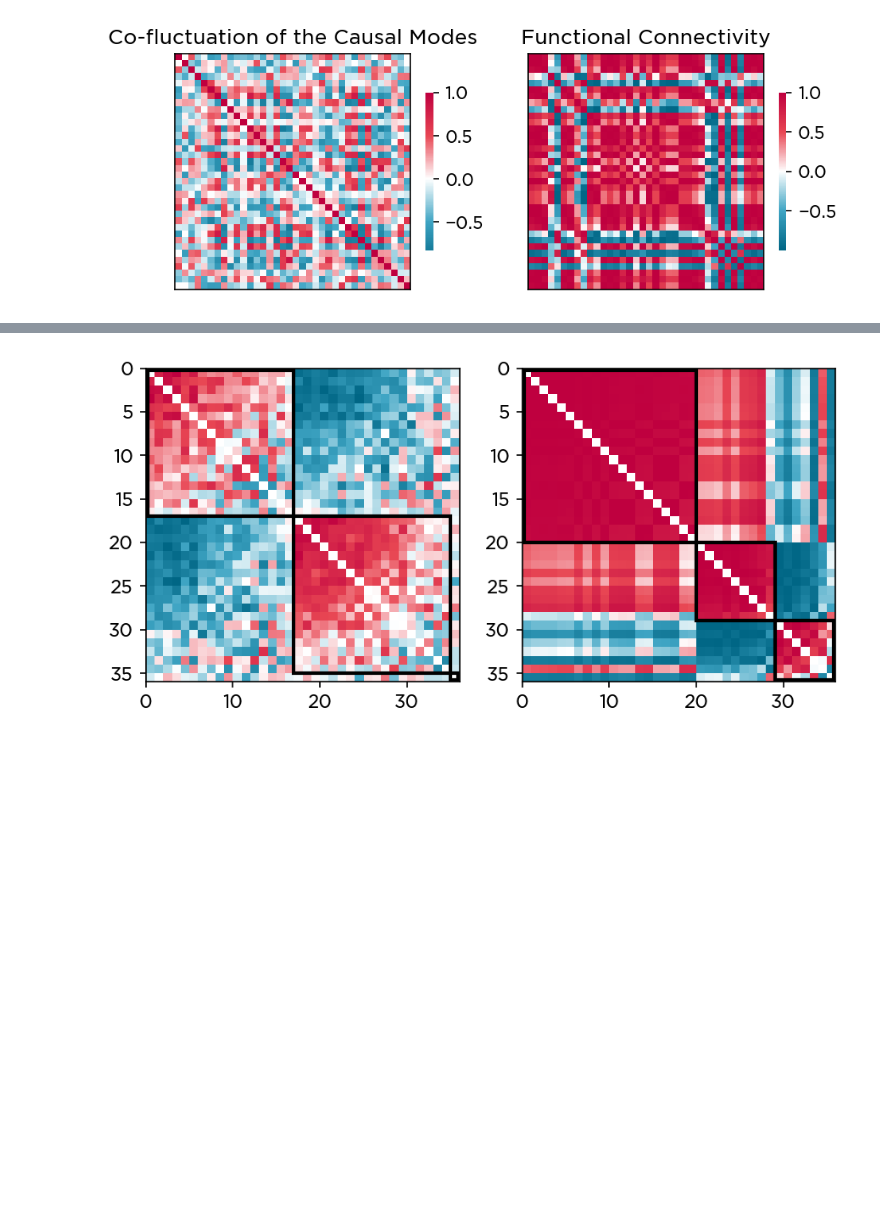
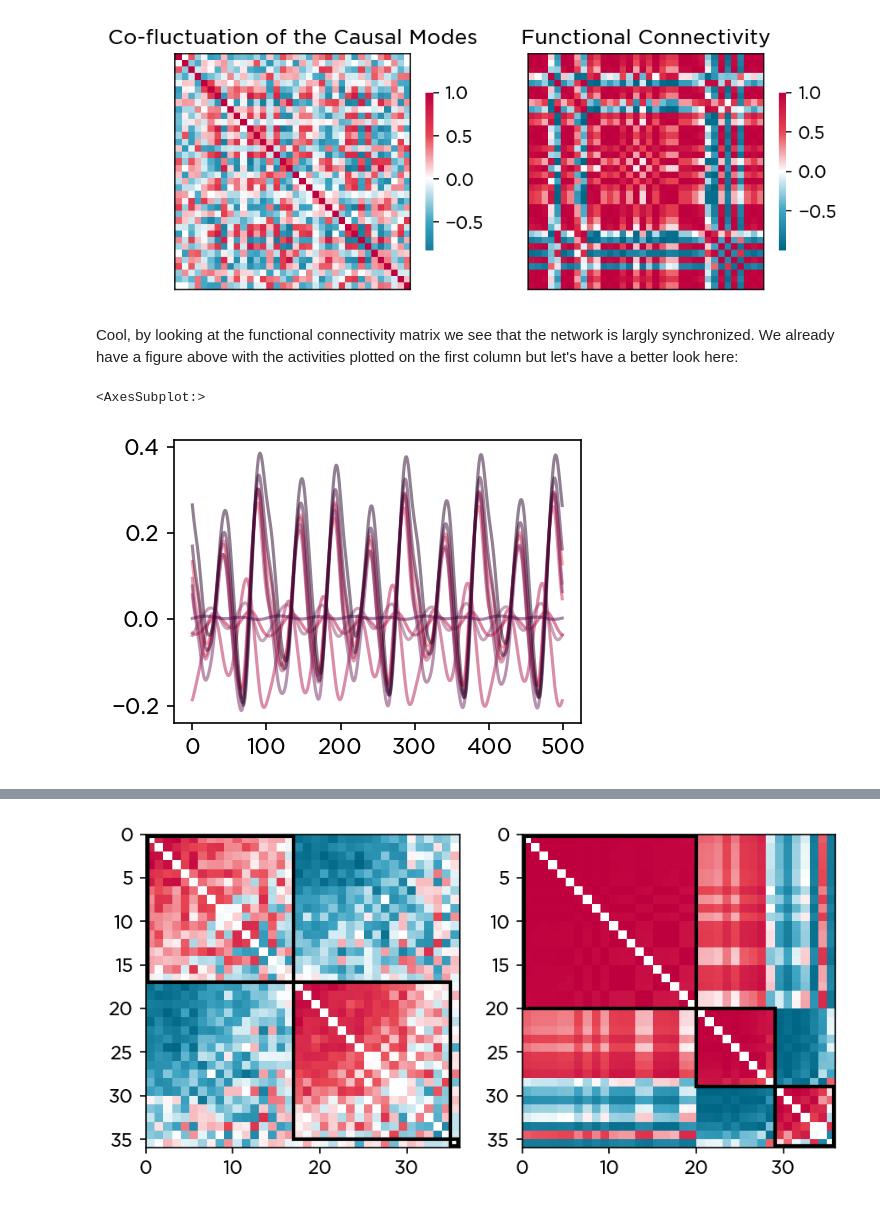
Before and after one commit to kuffmode/Neural-activity-vs-causal-contributions, a Jupyter notebook: causal_modes.ipynb, the cells around one changed output, grey strips where cells are left out. Saved outputs shown, nothing was run; the diff lists cells and outputs as text; code cells hidden in the pictures; blank space fills up the shorter version.

```diff
--- a/causal_modes.ipynb
+++ b/causal_modes.ipynb
@@ -434,3 +512,16 @@ for ax in axes:
     axes[ax].spines['left'].set_visible(True)
 # %% [output]
 [figure]
+# %% [markdown]
+Cool, by looking at the functional connectivity matrix we see that the network is largly synchronized. We already have a figure above with the activities plotted on the first column but let's have a better look here:
+# %%
+from_to=[25,-1]
+
+states_range = esn.states_pred_.T[from_to[0]:from_to[1]]
+activity_colormap = sns.blend_palette(my_complementary_colors, n_colors=len(states_range),as_cmap=False)
+
+plt.figure(figsize=(3.5,2.5),dpi=150)
+sns.lineplot(data=states_range.T,dashes=False,alpha=0.5,legend=False,palette=activity_colormap)
+# %% [output]
+<AxesSubplot:>
+[figure, added]
```
Also changed, not shown: parts of 43 cells of this notebook.
